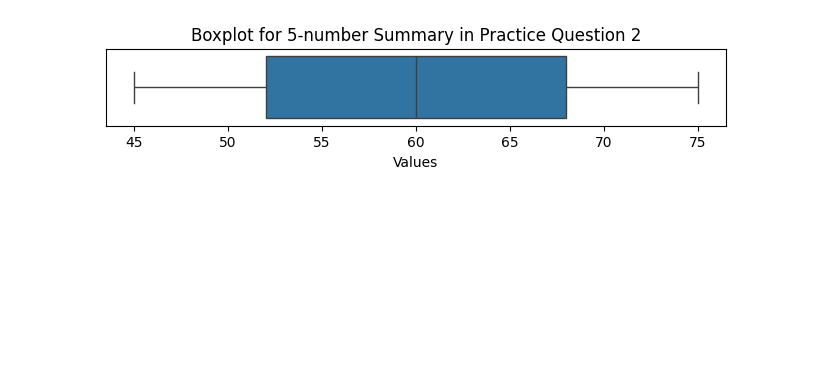
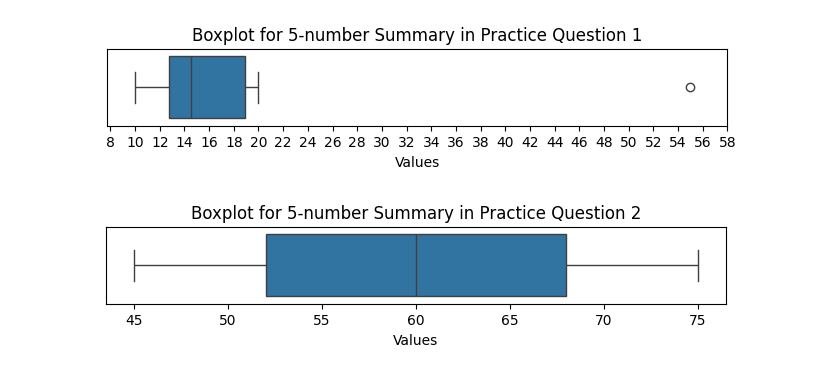
Before and after one commit to drolsonmi/math1040, a Jupyter notebook: Lesson06/code/L6-graphs.ipynb, the cells around one changed output. Saved outputs shown, nothing was run; the diff lists cells and outputs as text; code cells hidden in the pictures; blank space fills up the shorter version.

Commit message:
Finished the images for lesson 6

```diff
--- a/Lesson06/code/L6-graphs.ipynb
+++ b/Lesson06/code/L6-graphs.ipynb
@@ -3,4 +3,18 @@ import numpy as np
 import pandas as pd
 import matplotlib.pyplot as plt
 import seaborn as sns
+# %%
+# Practice 6.5.1
+stats = [10, 12, 13, 14, 15, 18.5, 20, 55]
+
+plt.figure(figsize=(8, 1))
+sns.boxplot(x=stats)
+plt.title('Boxplot for 5-number Summary in Practice Question 1')
+plt.yticks([])
+plt.xticks(np.arange(8, 59, 2))
+plt.xlabel('Values')
+
+plt.savefig('../images/Fig651_Solution.png', bbox_inches='tight')
+# %% [output]
+[figure, added]
 # %%
```
Also changed, not shown: parts of 2 cells of this notebook, 5 other files.
